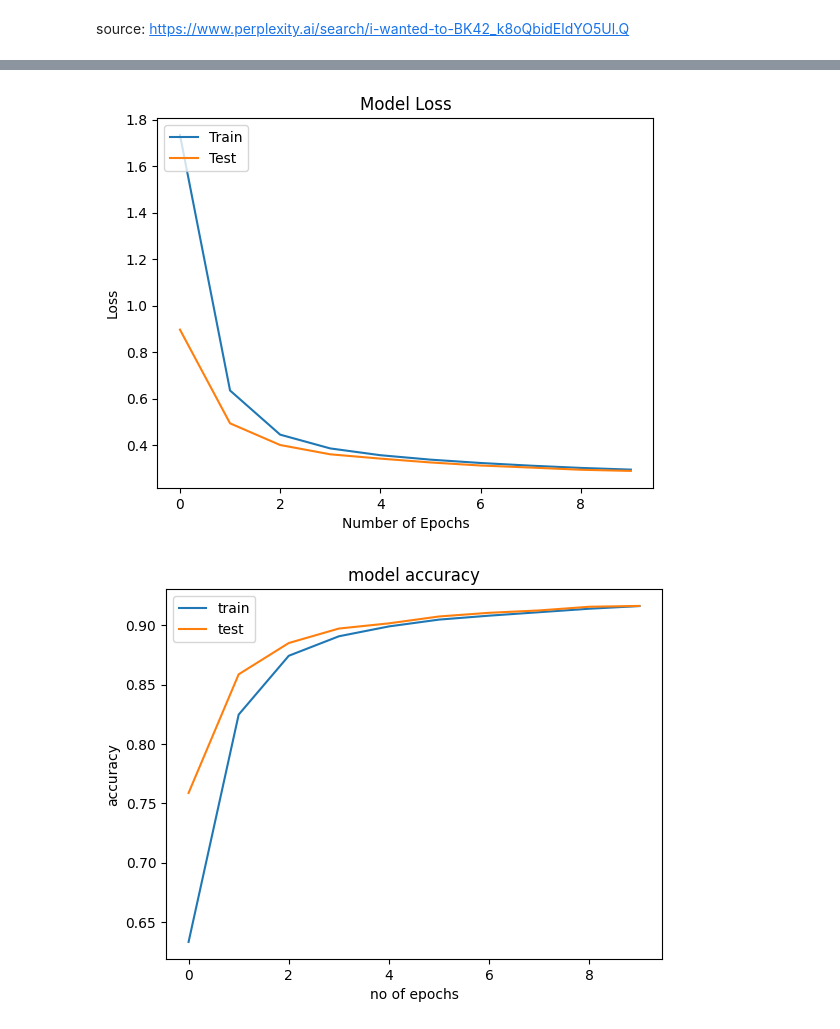
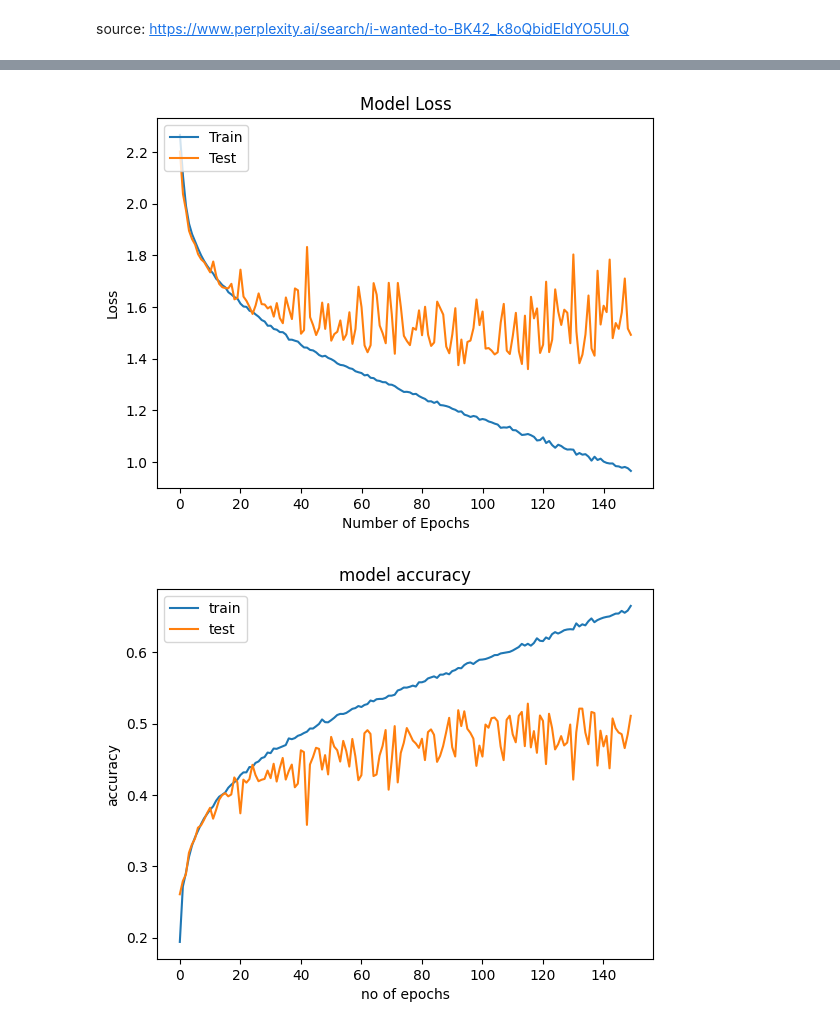
Before and after one commit to Arko04/Colab, a Jupyter notebook: HW3_P1.ipynb, the cells around one changed output, grey strips where cells are left out. Cells and saved outputs as stored; diff of their text form; code cells hidden in the pictures.

```diff
--- a/HW3_P1.ipynb
+++ b/HW3_P1.ipynb
@@ -81,7 +85,8 @@ print(X_test[0].shape)
 # %%
 from sklearn.model_selection import train_test_split
 
-X_train, X_val, y_train, y_val = train_test_split(X_train, y_train, test_size=10000, random_state=42)
+# X_train, X_val, y_train, y_val = train_test_split(X_train, y_train, test_size=10000, random_state=42)
+X_train, X_val, y_train, y_val = train_test_split(X_train, y_train, test_size=0.2, random_state=42)
 # %% [markdown]
 ###usage of 'random_state = 42':
 # %% [markdown]
@@ -234,0 +368,24 @@ epochs = 10
+# %%
+batch_size = 128
+epochs = 150
+# %%
+# Flatten the images and normalize the pixel values
+X_train = X_train.reshape(-1, 32* 32*3)
+X_val = X_val.reshape(-1, 32* 32*3)
+X_test = X_test.reshape(-1, 32* 32*3)
+
+#Normalize the pixel values
+# X_train = X_train / 255.0
+# X_val = X_val / 255.0
+# X_test = X_test / 255.0
+
+
+sigmoid_model_S = build_model(input_shape = (32*32*3,), hidden_size = 1000, output_size = 10, number_of_hidden_layers = 4, activation_func = 'sigmoid', initializer = RandomUniformInitializer())
+
+sigmoid_history_S = sigmoid_model_S.fit(X_train, y_train, batch_size=batch_size, epochs=epochs, validation_data=(X_val, y_val))
+
+sigmoid_loss_S, sigmoid_accuracy_S = sigmoid_model_S.evaluate(X_test, y_test)
+
+display_loss(sigmoid_history_S)
+
+display_accuracy(sigmoid_history_S)
@@ -303,15 +542,11 @@ Epoch 10/10
 # %%
-# tanh_model = make_model(activation_func = 'tanh')
+softsign_model_S = build_model(input_shape = (32*32*3,), hidden_size = 1000, output_size = 10, number_of_hidden_layers = 5, activation_func = 'softsign', initializer = RandomUniformInitializer())
 
-# tanh_model.compile(loss='sparse_categorical_crossentropy', optimizer=Adam(), metrics=['accuracy'])
+softsign_history_S = softsign_model_S.fit(X_train, y_train, batch_size=batch_size, epochs=epochs, validation_data=(X_val, y_val))
 
-tanh_model_S = build_model(input_shape = (784,), hidden_size = 1000, output_size = 10, number_of_hidden_layers = 5, activation_func = 'tanh', initializer = RandomUniformInitializer())
+softsign_loss_S, softsign_accuracy_S = softsign_model_S.evaluate(X_test, y_test)
 
-tanh_history_S = tanh_model_S.fit(X_train, y_train, batch_size=batch_size, epochs=epochs, validation_data=(X_val, y_val))
+display_loss(softsign_history_S)
 
-tanh_loss_S, tanh_accuracy_S = tanh_model_S.evaluate(X_test, y_test)
-
-display_loss(tanh_history_S)
-
-display_accuracy(tanh_history_S)
+display_accuracy(softsign_history_S)
 # %% [output]
@@ -335,3 +570,3 @@ Epoch 10/10
-[figure, old version]
+[figure, new version]
-[figure, old version]
+[figure, new version]
 # %%
```
Also changed, not shown: parts of 28 cells of this notebook.
